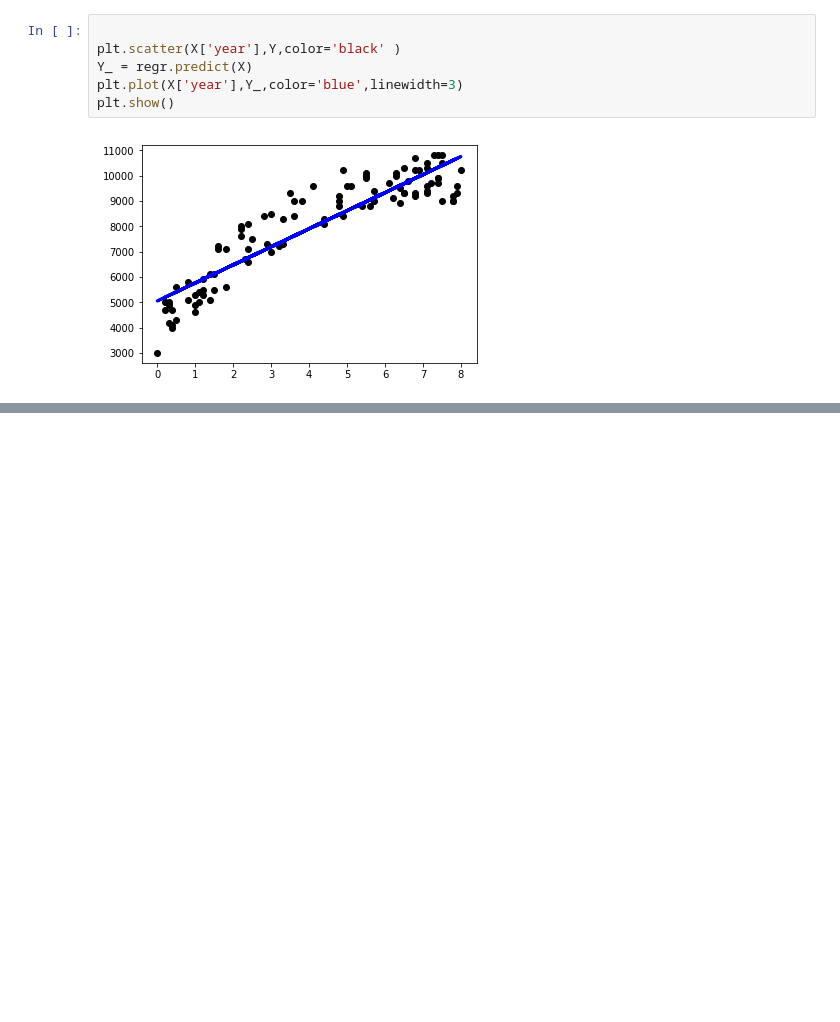
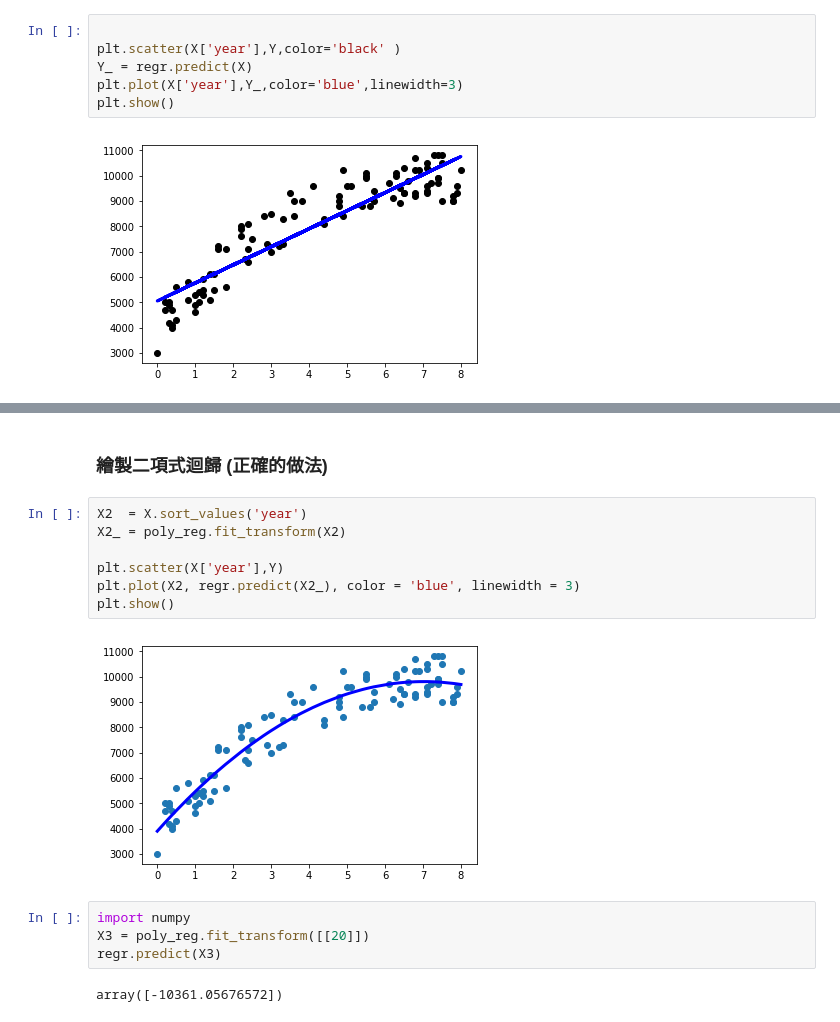
Before and after one commit to ywchiu/tibamepy, a Jupyter notebook: Demo20180505.ipynb, the cells around one changed output, grey strips where cells are left out. Saved outputs shown, nothing was run; the diff lists cells and outputs as text; blank space fills up the shorter version.

```diff
--- a/Demo20180505.ipynb
+++ b/Demo20180505.ipynb
@@ -46,0 +79,17 @@ plt.show()
+# %% [markdown]
+### 繪製二項式迴歸 (正確的做法)
+# %%
+X2  = X.sort_values('year')
+X2_ = poly_reg.fit_transform(X2)
+
+plt.scatter(X['year'],Y)
+plt.plot(X2, regr.predict(X2_), color = 'blue', linewidth = 3)
+plt.show()
+# %% [output]
+[figure, added]
+# %%
+import numpy
+X3 = poly_reg.fit_transform([[20]])
+regr.predict(X3)
+# %% [output]
+array([-10361.05676572])
```
Also changed, not shown: parts of 19 cells of this notebook.
